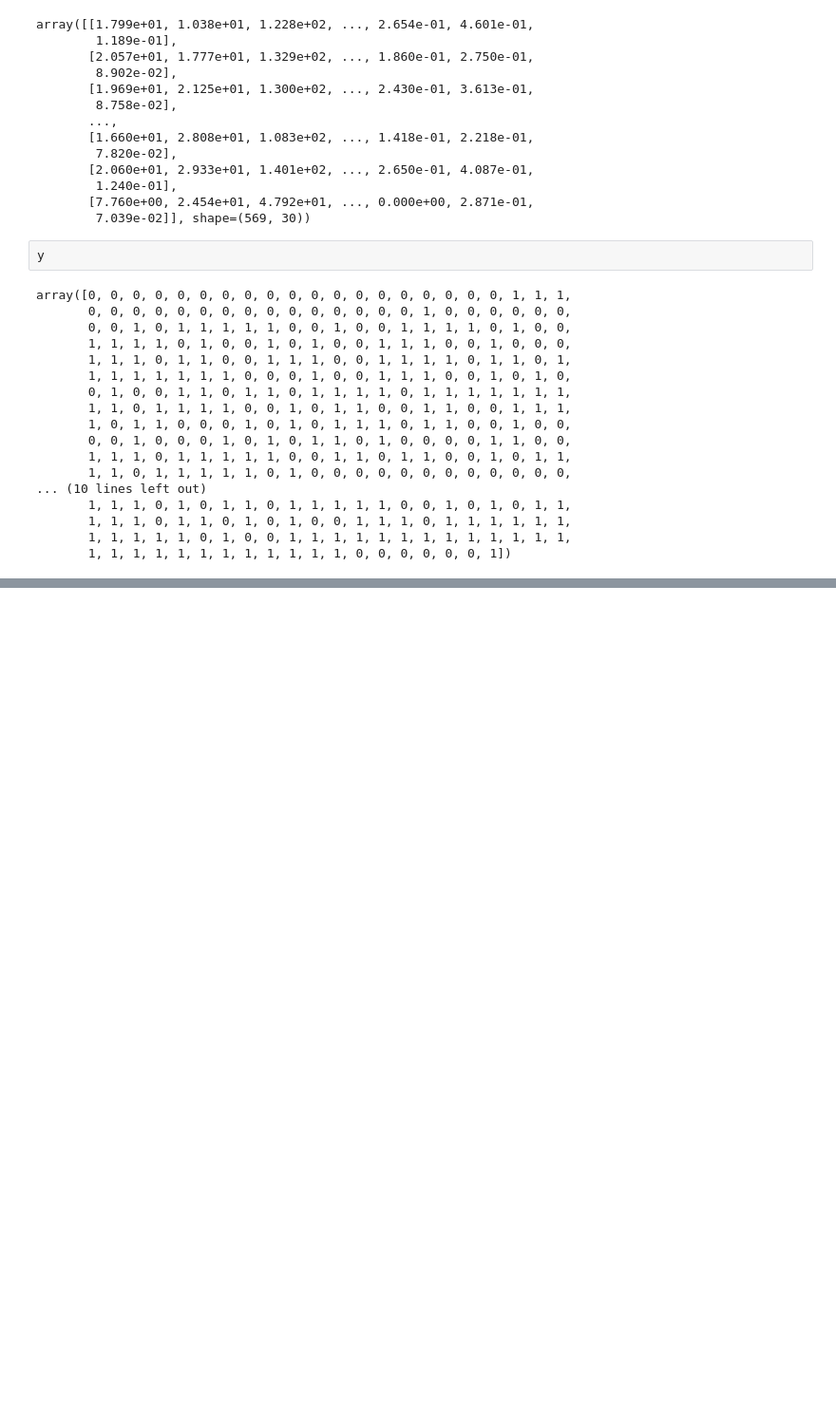
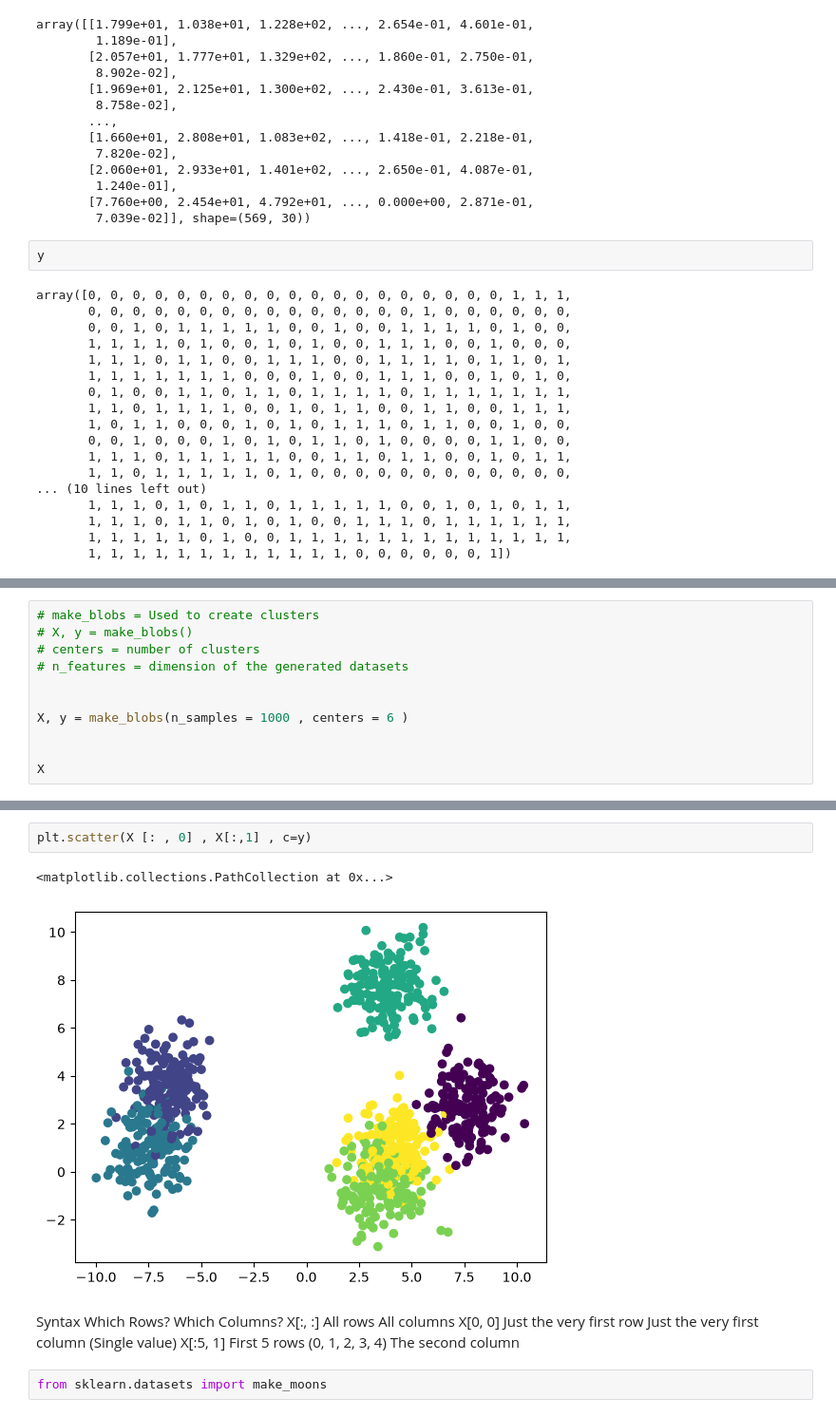
Before and after one commit to Achyu-t/ML-introduction, a Jupyter notebook: dataset_module.ipynb, the cells around one changed output, grey strips where cells are left out. Shown at 95% size. Saved outputs shown, nothing was run; the diff lists cells and outputs as text; blank space fills up the shorter version.

Commit message:
Dataset loading

```diff
--- a/dataset_module.ipynb
+++ b/dataset_module.ipynb
@@ -81,0 +159,11 @@ data.tail()
+# %%
+# make_blobs = Used to create clusters
+# X, y = make_blobs()
+# centers = number of clusters
+# n_features = dimension of the generated datasets
+
+
+X, y = make_blobs(n_samples = 1000 , centers = 6 )
+
+
+X
@@ -81,0 +198,12 @@ data.tail()
+# %%
+plt.scatter(X [: , 0] , X[:,1] , c=y)
+# %% [output]
+<matplotlib.collections.PathCollection at 0x...>
+[figure, added]
+# %% [markdown]
+Syntax	         Which Rows?	                                         Which Columns?
+X[:, :]	           All rows	                                                All columns
+X[0, 0]	       Just the very first row	                             Just the very first column (Single value)
+X[:5, 1]	  First 5 rows (0, 1, 2, 3, 4)	                              The second column
+# %%
+from sklearn.datasets import make_moons
```
Also changed, not shown: parts of 21 cells of this notebook, 1 other file.
